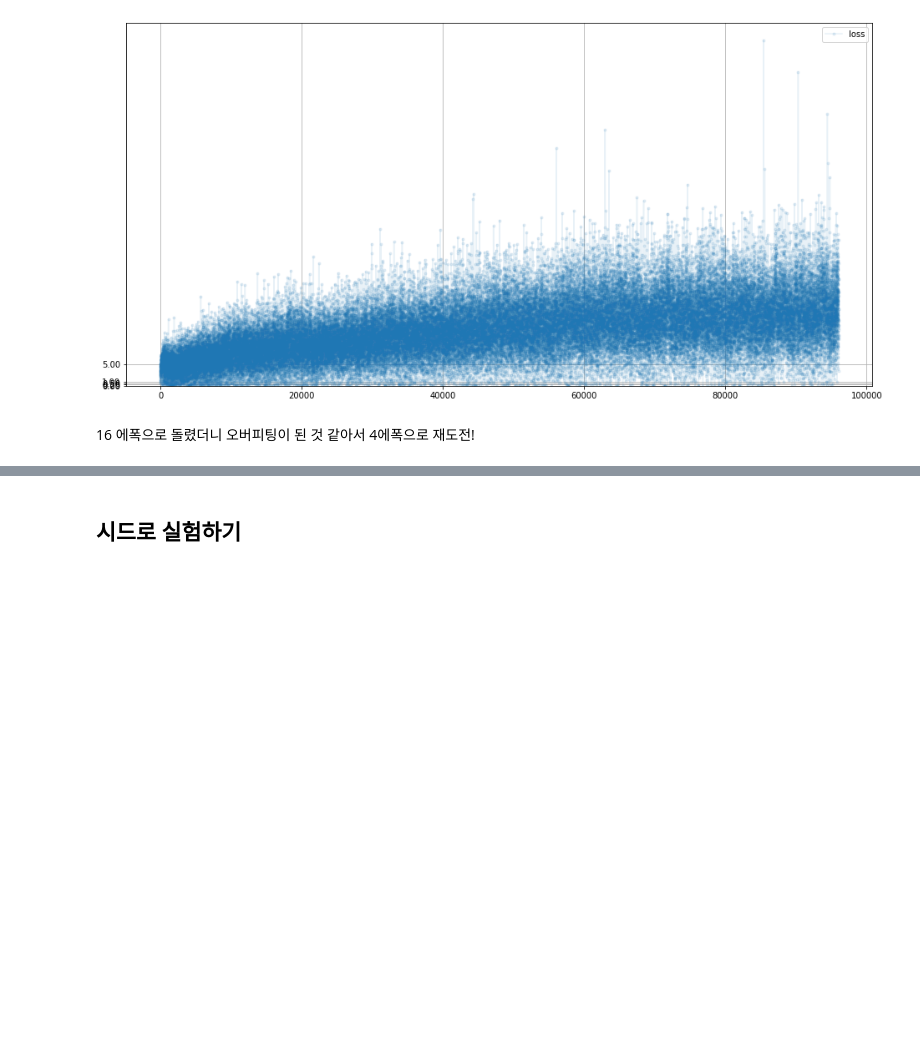
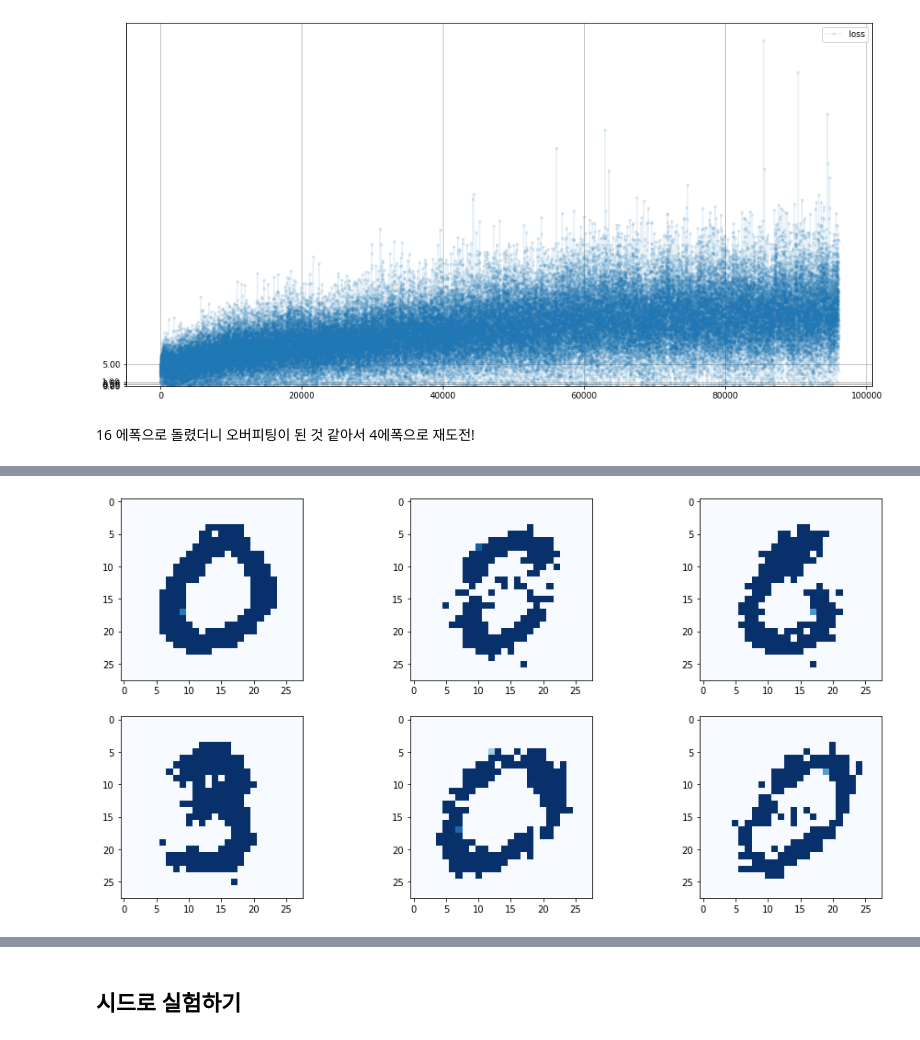
Before and after one commit to hyemworks/make-your-firstGAN-with-pytorch, a Jupyter notebook: ch07_handwritten_number_training.ipynb, the cells around one changed output, grey strips where cells are left out. Cells and saved outputs as stored; diff of their text form; code cells hidden in the pictures; blank space fills up the shorter version.

```diff
--- a/ch07_handwritten_number_training.ipynb
+++ b/ch07_handwritten_number_training.ipynb
@@ -1319,11 +1319,11 @@ for epoch in range(epochs):
   for label, image_data_tensor, target_tensor in mnist_dataset:
 
     # 01. train dicriminator on "real data"
-    D.train(image_data_tensor, torch.cuda.FloatTensor([1.0]))
+    D.train(image_data_tensor, torch.FloatTensor([1.0]))
 
     # 02. train discriminator on "fake data"
     # use detach() so gradients in G are not calculated
-    D.train(G.forward(generate_random_seed(100)).detach(), torch.cuda.FloatTensor([0.0]))
+    D.train(G.forward(generate_random_seed(100)).detach(), torch.FloatTensor([0.0]))
 
     # 03. train generator
-    G.train(D, generate_random_seed(100), torch.cuda.FloatTensor([1.0]))
+    G.train(D, generate_random_seed(100), torch.FloatTensor([1.0]))
@@ -1330,13 +1348,15 @@ for epoch in range(epochs):
 # %%
 # plot several outputs from the trained generator
 
 # plot a 3 column, 2 row array of generated images
 f, axarr = plt.subplots(2,3, figsize=(16,8))
 for i in range(2):
   for j in range(3):
     output = G.forward(generate_random_seed(100))
-    img = output.cpu().detach().numpy().reshape(28,28)
+    img = output.detach().numpy().reshape(28,28)
     axarr[i,j].imshow(img, interpolation='none', cmap='Blues')
+# %% [output]
+[figure, added]
 # %%
 # plot discriminator error
 
```
Also changed, not shown: parts of 12 cells of this notebook.
